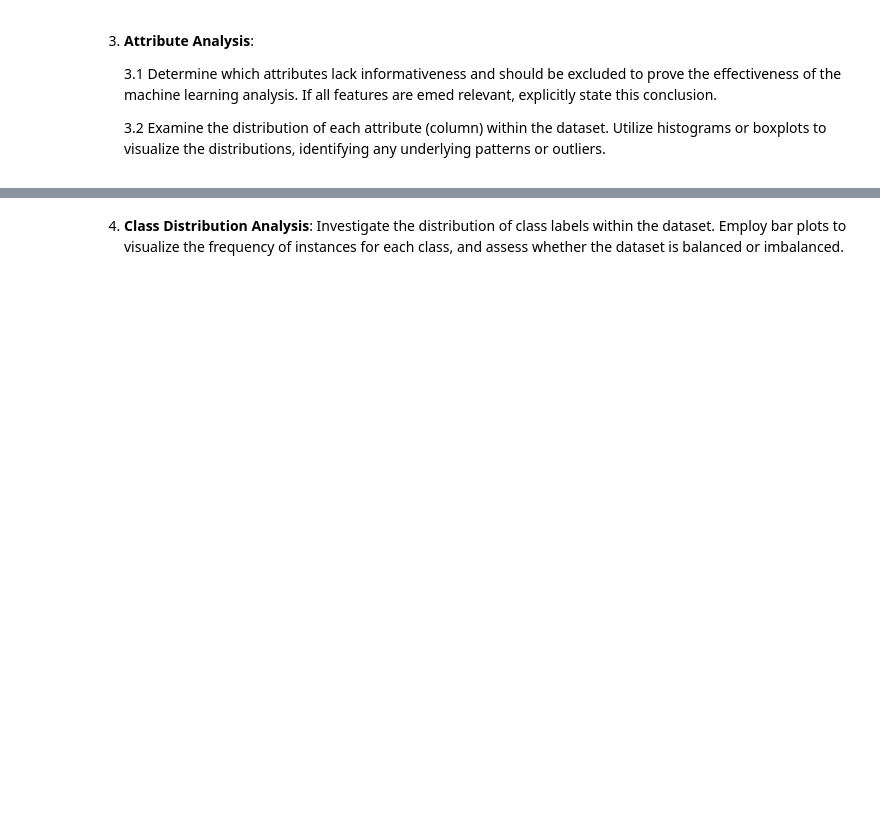
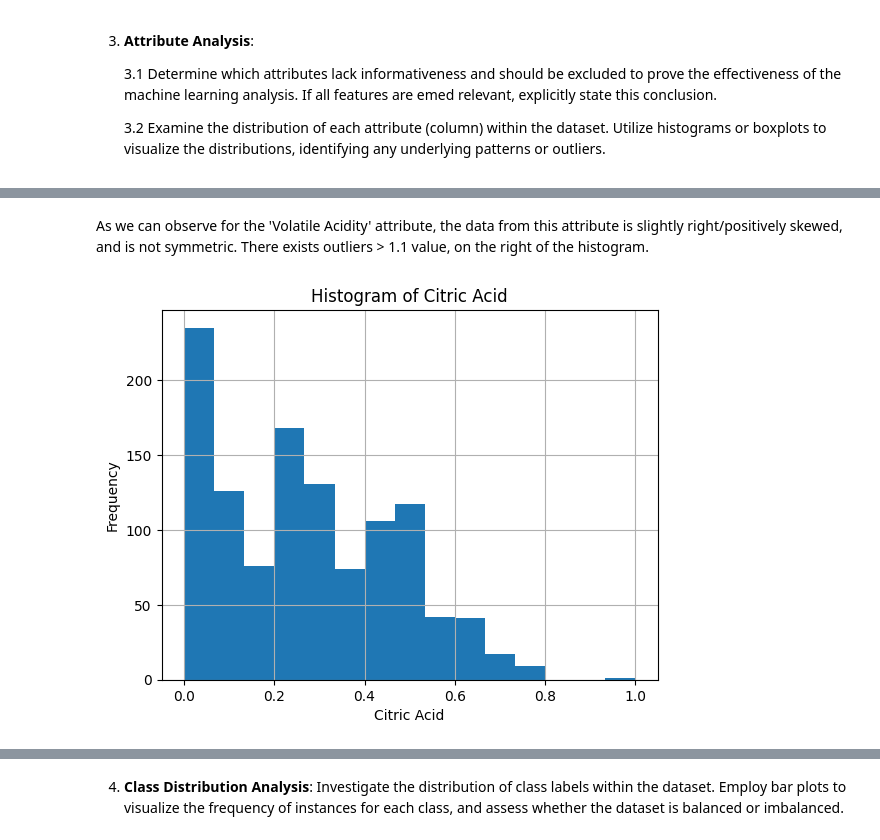
Before and after one commit to Obskurity/CSI4106_A1, a Jupyter notebook: CSI4106_A1_300185298.ipynb, the cells around one changed output, grey strips where cells are left out. Cells and saved outputs as stored; diff of their text form; code cells hidden in the pictures; blank space fills up the shorter version.

```diff
--- a/CSI4106_A1_300185298.ipynb
+++ b/CSI4106_A1_300185298.ipynb
@@ -227,0 +270,13 @@ plt.show()
+# %% [markdown]
+As we can observe for the 'Volatile Acidity' attribute, the data from this attribute is slightly right/positively skewed, and is not symmetric. There exists outliers > 1.1 value, on the right of the histogram.
+# %%
+n = num_bins('citric acid')
+
+# Citric Acid Attribute
+wq_dataset['citric acid'].hist(bins=n)
+plt.title('Histogram of Citric Acid')
+plt.xlabel('Citric Acid')
+plt.ylabel('Frequency')
+plt.show()
+# %% [output]
+[figure, added]
```
Also changed, not shown: parts of 37 cells of this notebook.
